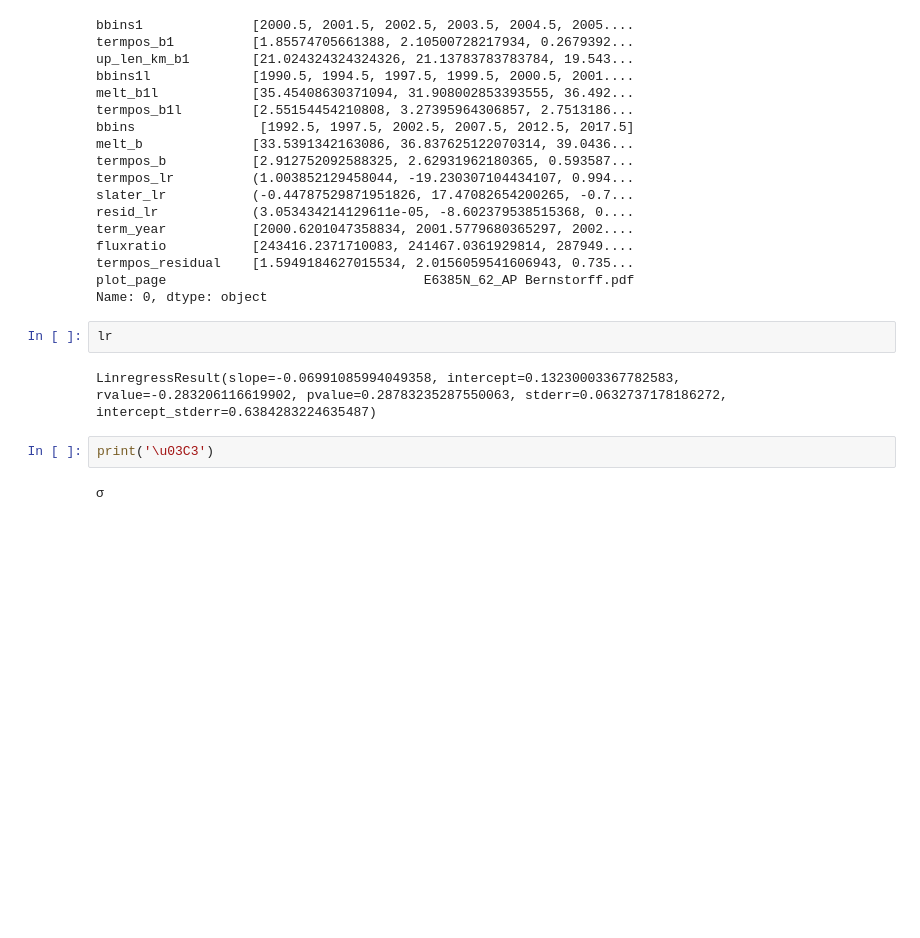
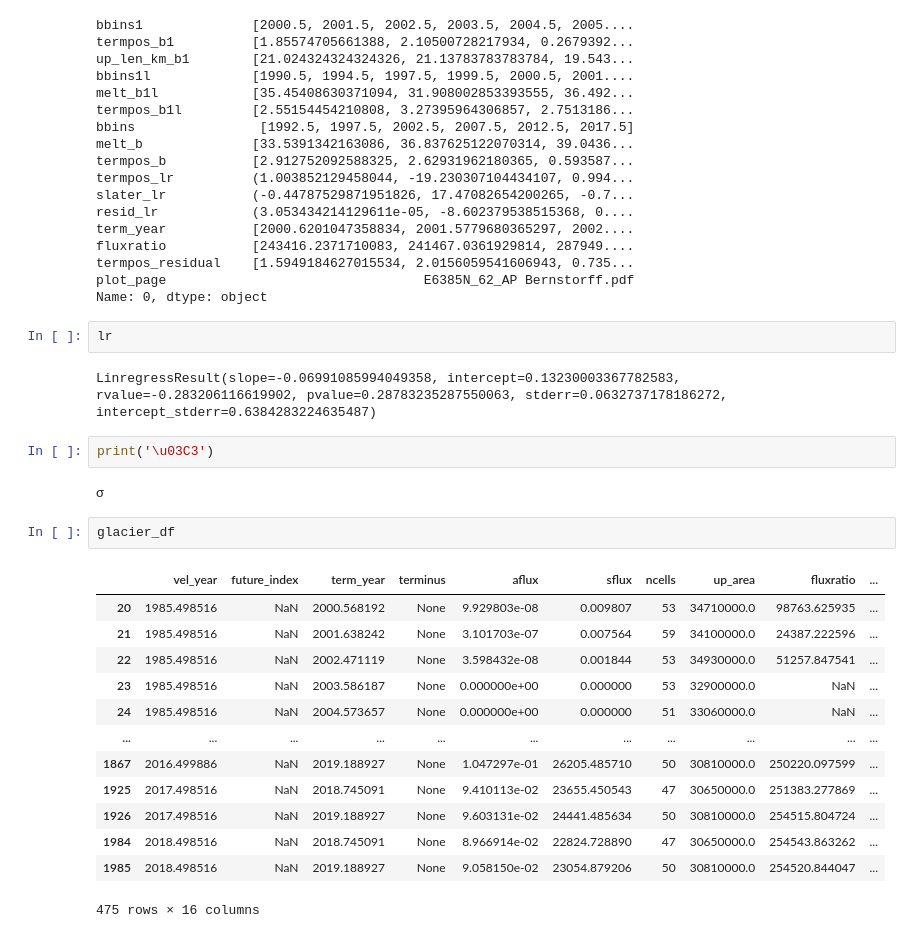
Before and after one commit to pism/pism-greenland, a Jupyter notebook: data_sets/velocities/Slater.ipynb, the cells around one changed output. Saved outputs shown, nothing was run; the diff lists cells and outputs as text; blank space fills up the shorter version.

```diff
--- a/data_sets/velocities/Slater.ipynb
+++ b/data_sets/velocities/Slater.ipynb
@@ -429,3 +429,19 @@ LinregressResult(slope=-0.06991085994049358, intercept=0.13230003367782583, rval
 print('\u03C3')
 # %% [output]
 σ
+# %%
+glacier_df
+# %% [output]
+|  | vel_year | future_index | term_year | terminus | aflux | sflux | ncells | up_area | fluxratio | ... |
+| 20 | 1985.498516 | NaN | 2000.568192 | None | 9.929803e-08 | 0.009807 | 53 | 34710000.0 | 98763.625935 | ... |
+| 21 | 1985.498516 | NaN | 2001.638242 | None | 3.101703e-07 | 0.007564 | 59 | 34100000.0 | 24387.222596 | ... |
+| 22 | 1985.498516 | NaN | 2002.471119 | None | 3.598432e-08 | 0.001844 | 53 | 34930000.0 | 51257.847541 | ... |
+| 23 | 1985.498516 | NaN | 2003.586187 | None | 0.000000e+00 | 0.000000 | 53 | 32900000.0 | NaN | ... |
+| 24 | 1985.498516 | NaN | 2004.573657 | None | 0.000000e+00 | 0.000000 | 51 | 33060000.0 | NaN | ... |
+| ... | ... | ... | ... | ... | ... | ... | ... | ... | ... | ... |
+| 1867 | 2016.499886 | NaN | 2019.188927 | None | 1.047297e-01 | 26205.485710 | 50 | 30810000.0 | 250220.097599 | ... |
+| 1925 | 2017.498516 | NaN | 2018.745091 | None | 9.410113e-02 | 23655.450543 | 47 | 30650000.0 | 251383.277869 | ... |
+| 1926 | 2017.498516 | NaN | 2019.188927 | None | 9.603131e-02 | 24441.485634 | 50 | 30810000.0 | 254515.804724 | ... |
+| 1984 | 2018.498516 | NaN | 2018.745091 | None | 8.966914e-02 | 22824.728890 | 47 | 30650000.0 | 254543.863262 | ... |
+| 1985 | 2018.498516 | NaN | 2019.188927 | None | 9.058150e-02 | 23054.879206 | 50 | 30810000.0 | 254520.844047 | ... |
+475 rows × 16 columns
```
Also changed, not shown: parts of 4 cells of this notebook, 2 other files.
